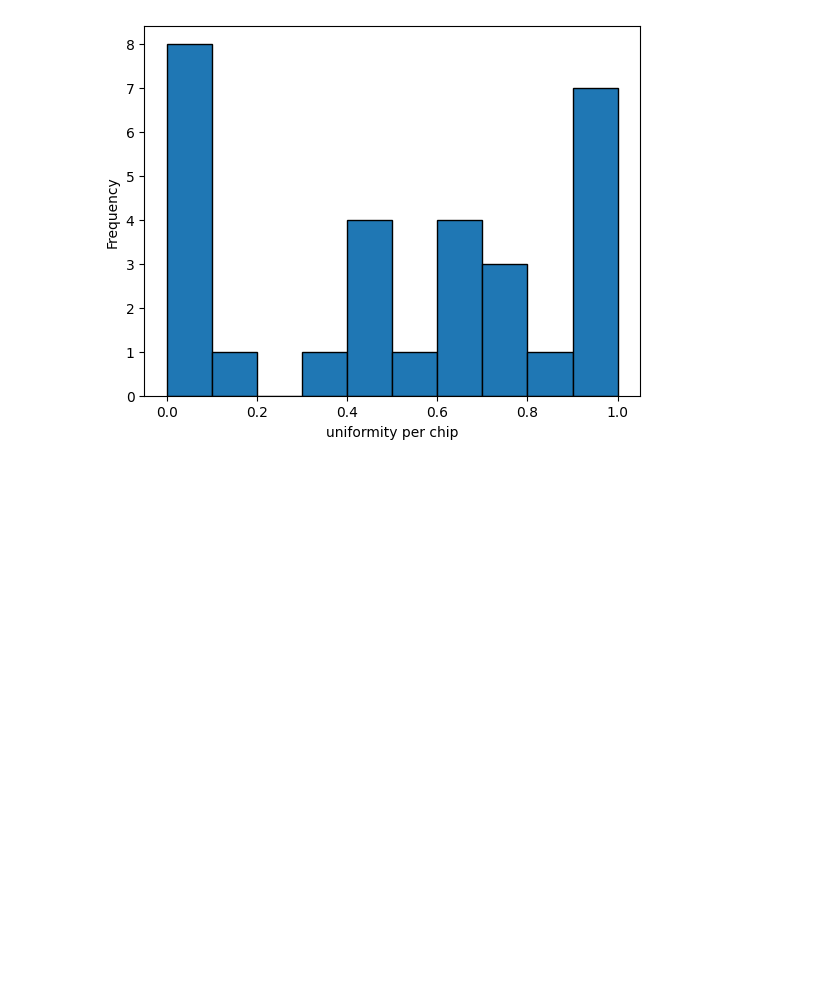
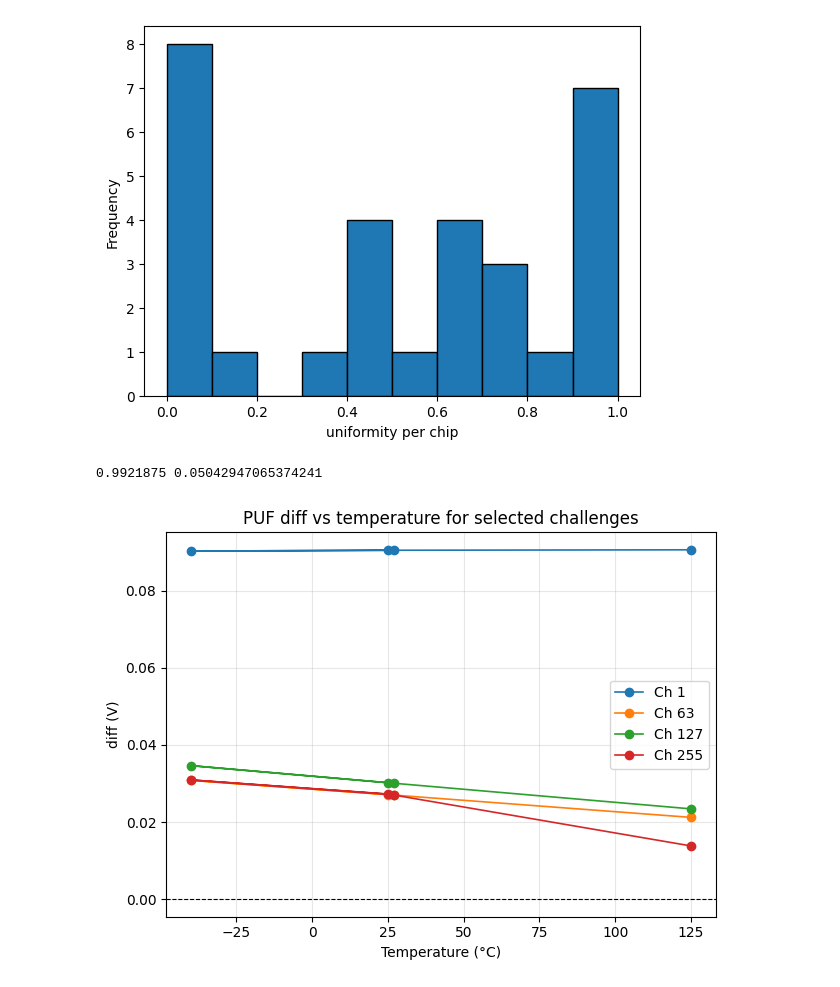
Before and after one commit to aikyao/pufs, a Jupyter notebook: performance_analysis.ipynb, the cells around one changed output. Cells and saved outputs as stored; diff of their text form; code cells hidden in the pictures; blank space fills up the shorter version.

Commit message:
added temp analysis

```diff
--- a/performance_analysis.ipynb
+++ b/performance_analysis.ipynb
@@ -154,0 +208,53 @@ plt.show()
+# %%
+import numpy as np
+
+def reliability_from_diffs(diff_temps):
+    """
+    diff_temps : (N, 4)  [nominal, -40, 25, 125]
+
+    Returns:
+        rel_per_ch : (N,)  reliability per challenge
+        rel_mean   : scalar mean reliability
+        rel_std    : scalar std of reliability
+    """
+    # bits at all temps
+    bits_all = (diff_temps > 0).astype(int)      # (N, 4)
+    bits_ref = bits_all[:, 0][:, None]           # (N, 1), nominal as reference
+
+    same = (bits_all == bits_ref).astype(int)    # 1 if matches nominal
+    same_env = same[:, 1:]                       # (N, 3) for T1,T2,T3 only
+
+    rel_per_ch = same_env.mean(axis=1)           # reliability per challenge
+    rel_mean   = rel_per_ch.mean()               # average reliability
+    rel_std    = rel_per_ch.std()                # spread of reliability
+
+    return rel_per_ch, rel_mean, rel_std
+
+rel_per_ch, rel_mean, rel_std = reliability_from_diffs(diff_temps)
+print(rel_mean, rel_std)
+# %% [output]
+0.9921875 0.05042947065374241
+# %%
+import numpy as np
+import matplotlib.pyplot as plt
+
+# Example temperatures: replace with your actual values
+temps = np.array([27, -40, 25, 125])   # length 4, order must match diff_temps columns
+
+idxs = [1, 63, 127, 255]      # pick any challenge indices you want
+
+plt.figure()
+for i in idxs:
+    plt.plot(temps, abs(diff_temps[i, :]),
+             marker='o', linewidth=1.2, label=f"Ch {i}")
+
+plt.axhline(0.0, color='k', linestyle='--', linewidth=0.8)
+plt.xlabel("Temperature (°C)")
+plt.ylabel("diff (V)")
+plt.title("PUF diff vs temperature for selected challenges")
+plt.grid(True, alpha=0.3)
+plt.legend()
+plt.tight_layout()
+plt.show()
+# %% [output]
+[figure, added]
```
Also changed, not shown: parts of 1 cell of this notebook, 1 other file.
